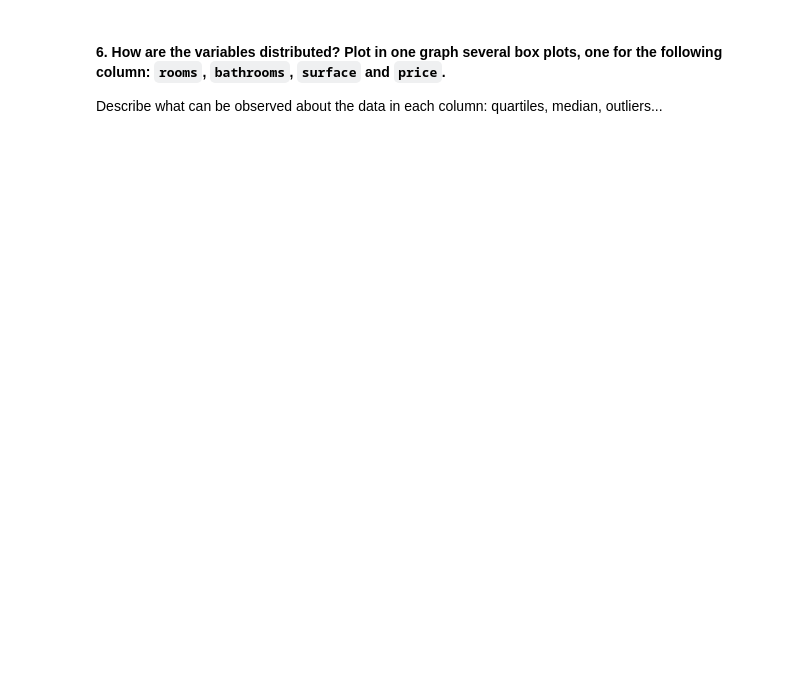
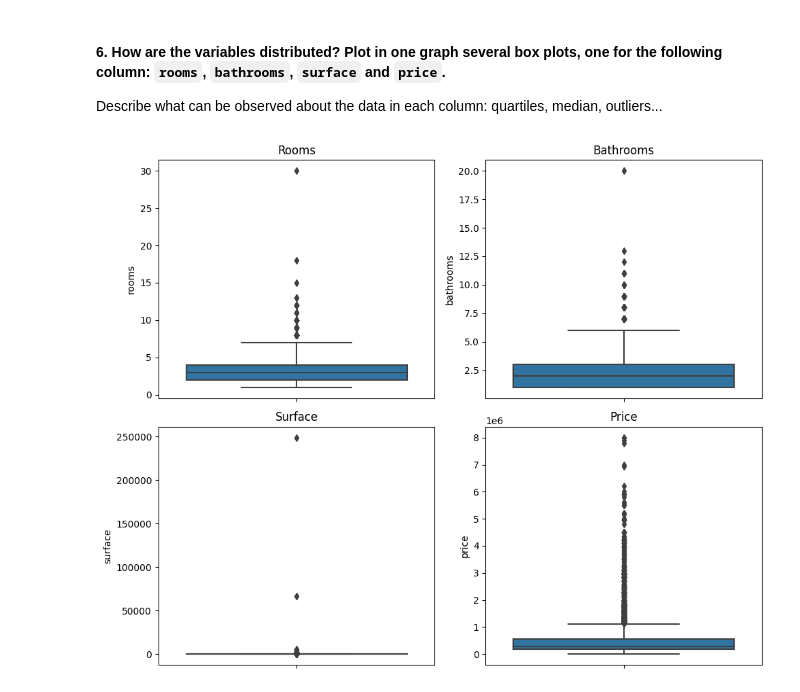
Before and after one commit to 4GeeksAcademy/gustavolima-realestate-review-content-1, a Jupyter notebook: project.ipynb, the cells around one changed output. Saved outputs shown, nothing was run; the diff lists cells and outputs as text; code cells hidden in the pictures; blank space fills up the shorter version.

```diff
--- a/project.ipynb
+++ b/project.ipynb
@@ -209,5 +251,26 @@ Describe what can be observed about the data in each column: quartiles, median,
 # %%
 # Plot a Boxplot for the Variables
 
 import seaborn as sns
 import matplotlib.pyplot as plt
+
+# Create a box plot using Seaborn
+fig, axes = plt.subplots(2, 2, figsize=(10, 8))
+sns.boxplot(ax=axes[0, 0], data=df, y='rooms')
+sns.boxplot(ax=axes[0, 1], data=df, y='bathrooms')
+sns.boxplot(ax=axes[1, 0], data=df, y='surface')
+sns.boxplot(ax=axes[1, 1], data=df, y='price')
+
+# Set titles for each subplot
+axes[0, 0].set_title('Rooms')
+axes[0, 1].set_title('Bathrooms')
+axes[1, 0].set_title('Surface')
+axes[1, 1].set_title('Price')
+
+# Adjust the layout
+plt.tight_layout()
+
+# Show the plot
+plt.show()
+# %% [output]
+[figure, added]
```
Also changed, not shown: parts of 1 cell of this notebook, 3 other files.
